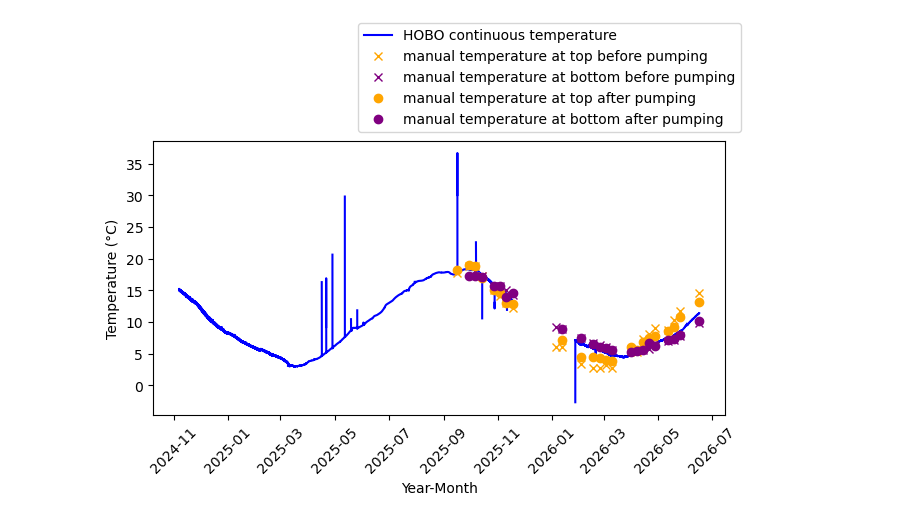
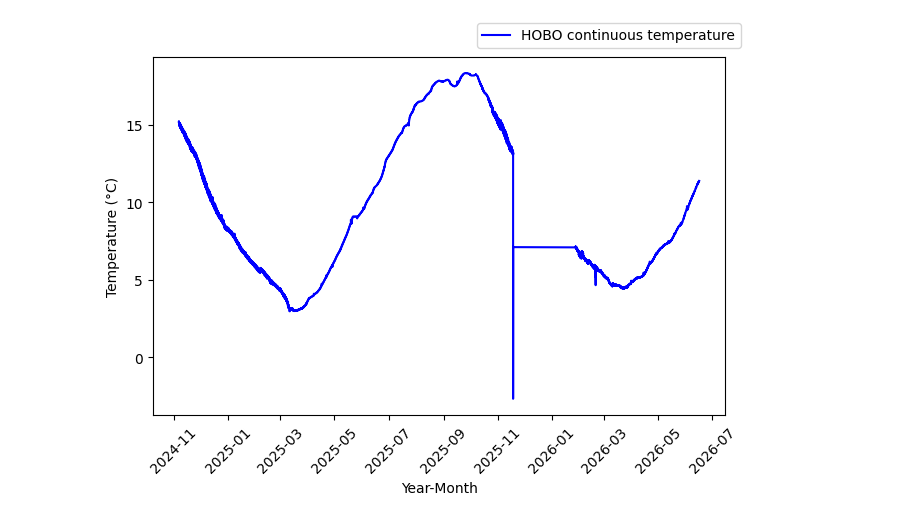
Before and after one commit to sauron-245/summer_26, a Jupyter notebook: summer 2026/GenericTESTBell2026.ipynb, the cells around one changed output. Saved outputs shown, nothing was run; the diff lists cells and outputs as text; code cells hidden in the pictures.

Commit message:
Addressed gaps in data

```diff
--- a/summer 2026/GenericTESTBell2026.ipynb
+++ b/summer 2026/GenericTESTBell2026.ipynb
@@ -24,13 +17,15 @@ import os #allows python to communicate directly with the computer's operating s
 # %%
 #reading the continuous data
 hobodf = pd.read_csv("P1_current.csv") #hobodf is the placeholder name for the dataframe that holds the continuous hobo sensor data. P1_All_6.16.csv is a placeholder for the name of your csv with all the continuous hobo data
-hobodf["Date-Time"] = pd.to_datetime(hobodf["Date-Time"]) #Date-Time (CST/CDT) is the placeholder for the column with the date-time series for the x-axis. This line of code converts Date-Time (CST/CDT) to the pandas datetime format.
+hobodf1 = hobodf.dropna()
+hobodf["Date-Time"] = pd.to_datetime(hobodf["Date-Time"])#Date-Time (CST/CDT) is the placeholder for the column with the date-time series for the x-axis. This line of code converts Date-Time (CST/CDT) to the pandas datetime format.
+hobodf["Temp"] = pd.to_numeric(hobodf["Temp"])
 date = hobodf["Date-Time"] #this names the variable "date"
 sliceddate = date[1:] #In the code chunk below, I remove the first point from the parameter we are interested in (explained below). In order to plot this, I have to make the series the same length. This line removes the first date in the hobo data in order to make the pandas series the same length as the sliced temp data.
 # %%
 #filtering the continuous data for the outlier spikes where the hobo probe was removed from the piezometer
-filteredhobo = hampel(hobodf["Temp"], window_size=6, n_sigma=1.5) #filtering the data: for every point, a window of six data points on either side is applied, and the point is comparted to the median absolute deviation (with 1.5 standard deviations). If the data falls outside the MAD, it is counted as an outlier and removed. Temperature (W-CT 22414702), °C is a placeholder for the name of the column with the parameter of interest. filteredhobo is a placeholder.
-filteredhoboseries = pd.Series(filteredhobo.filtered_data, index = hobodf.index) #the hampel filter changes the type of data, and this forces it back into a panda series. filteredhoboseries is a placeholder.
+hampelhobo = hampel(hobodf["Temp"], window_size=6, n_sigma=1.5) #filtering the data: for every point, a window of six data points on either side is applied, and the point is comparted to the median absolute deviation (with 1.5 standard deviations). If the data falls outside the MAD, it is counted as an outlier and removed. Temperature (W-CT 22414702), °C is a placeholder for the name of the column with the parameter of interest. filteredhobo is a placeholder.
+filteredhoboseries = pd.Series(hampelhobo.filtered_data, index = hobodf.index) #the hampel filter changes the type of data, and this forces it back into a panda series. filteredhoboseries is a placeholder.
 filteredhobo = filteredhoboseries[1:] #the hampel filter cannot remove the first data point (which I think is padded by zeroes), so I manually sliced it off. The variable is rewritten here to be called filteredhobo, which, after running this cell should be the continuous data without the spikes, forced back into a series, with the first data point removed.
 # %%
 #reading the manual data
@@ -40,20 +35,20 @@ mandf["Date"] = pd.to_datetime(mandf["Date"]) #converts the manual date-time val
 # %%
 #creating the plot
 mandf.columns = mandf.columns.str.strip() #This line was generated by Google Gemini to remove the leading and trailing whitespaces in the mandf dataframe.
 
 
 fig, ax = plt.subplots(layout='constrained')
 ax.plot(sliceddate, filteredhobo, color="blue", label = "HOBO continuous temperature")
-ax.plot(mandf.Date, mandf.loc[:,"Temp top before"], 'x', color = "orange", label = "manual temperature at top before pumping") #each variable in the manual field measurmemts data set is called by their column instead of naming each variable. The placeholders here are mandf.Date (which you should replace with the nameofdataframe.nameofcolumnfortime), mandf.loc[:,"Temp top before"] (which you should replace with nameofdataframe.loc[:, "Name of column for parameter"], and manual temperature at top before pumping (which you should replace with the name of the data for the legend).
-ax.plot(mandf.Date, mandf.loc[:,"Temp bottom before"], 'x', color = "purple", label = "manual temperature at bottom before pumping")
-ax.plot(mandf.Date, mandf.loc[:,"Temp top after"], 'o', color = "orange", label = "manual temperature at top after pumping")
-ax.plot(mandf.Date, mandf.loc[:,"Temp bottom after"], 'o', color = "purple", label = "manual temperature at bottom after pumping")
+# ax.plot(mandf.Date, mandf.loc[:,"Temp top before"], 'x', color = "orange", label = "manual temperature at top before pumping") #each variable in the manual field measurmemts data set is called by their column instead of naming each variable. The placeholders here are mandf.Date (which you should replace with the nameofdataframe.nameofcolumnfortime), mandf.loc[:,"Temp top before"] (which you should replace with nameofdataframe.loc[:, "Name of column for parameter"], and manual temperature at top before pumping (which you should replace with the name of the data for the legend).
+# ax.plot(mandf.Date, mandf.loc[:,"Temp bottom before"], 'x', color = "purple", label = "manual temperature at bottom before pumping")
+# ax.plot(mandf.Date, mandf.loc[:,"Temp top after"], 'o', color = "orange", label = "manual temperature at top after pumping")
+# ax.plot(mandf.Date, mandf.loc[:,"Temp bottom after"], 'o', color = "purple", label = "manual temperature at bottom after pumping")
 plt.xticks(rotation=45)
 plt.xlabel("Year-Month")
 plt.ylabel("Temperature (°C)") #Temperature (°C) is a placeholder.
 
 fig.legend(loc='outside upper right') #this line puts legend outside of graph, squishes it down, but is not awful. Run with # in front to see the graph at its default dimensions.
 
 plt.show()
 # %% [output]
-[figure, old version]
+[figure, new version]
```
Also changed, not shown: parts of 6 cells of this notebook, 1 other file.
